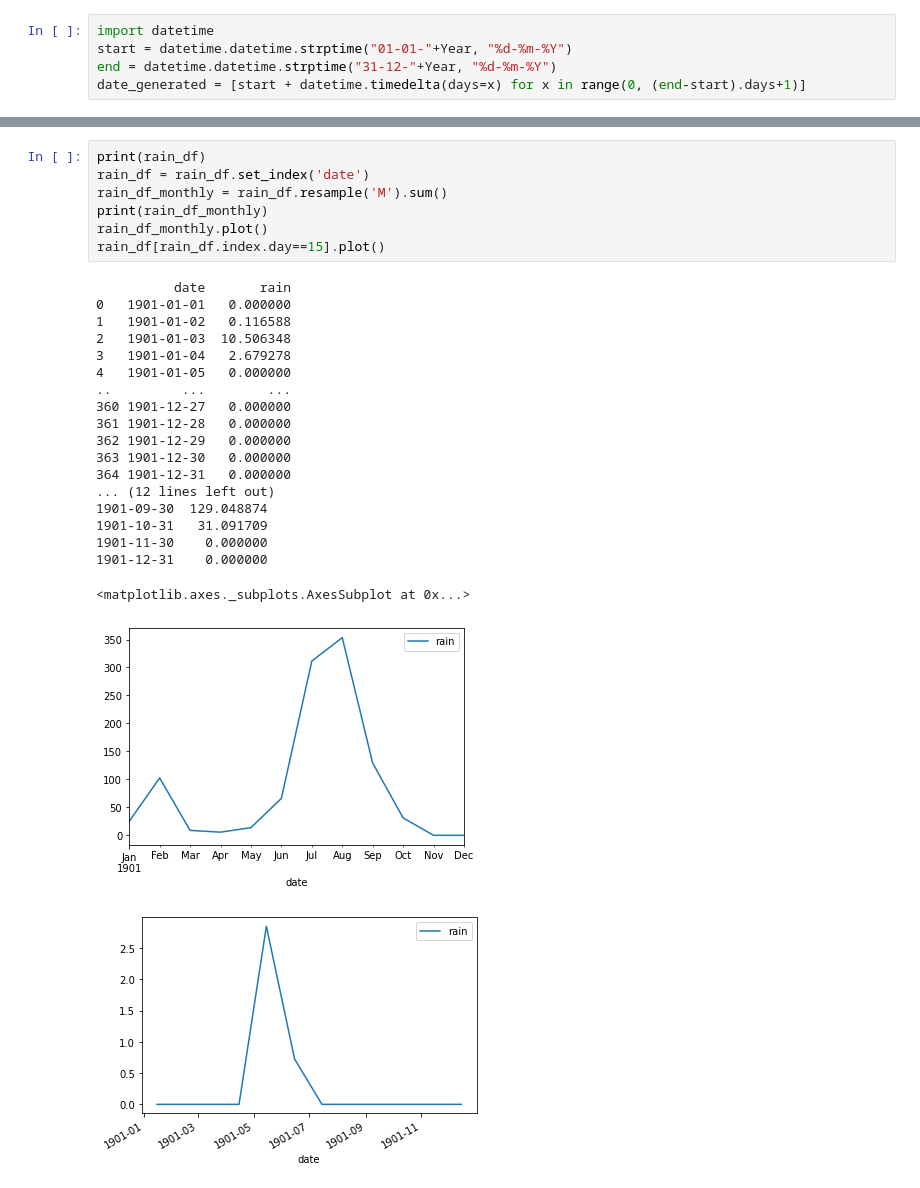
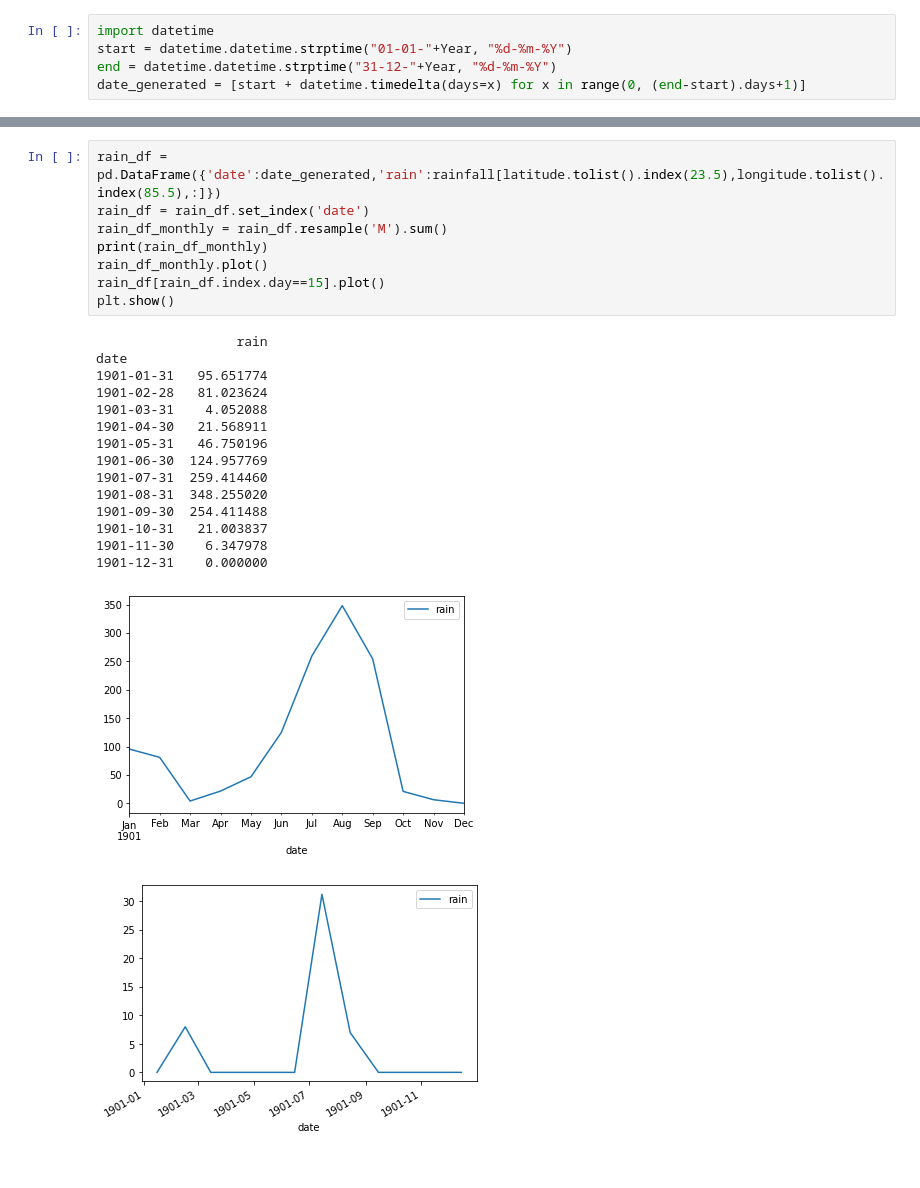
Before and after one commit to tomersk/python-applications, a Jupyter notebook: 01_01.ipynb, the cells around one changed output, grey strips where cells are left out. Drawn from its saved outputs; the diff is of its cells as text.

```diff
--- a/01_01.ipynb
+++ b/01_01.ipynb
@@ -122,28 +114,25 @@ Text(0.5, 0.98, 'Monthly Average Rainfall')
 # %%
-print(rain_df)
+rain_df = pd.DataFrame({'date':date_generated,'rain':rainfall[latitude.tolist().index(23.5),longitude.tolist().index(85.5),:]})
 rain_df = rain_df.set_index('date')
 rain_df_monthly = rain_df.resample('M').sum()
 print(rain_df_monthly)
 rain_df_monthly.plot()
 rain_df[rain_df.index.day==15].plot()
+plt.show()
 # %% [output]
-          date       rain
-0   1901-01-01   0.000000
-1   1901-01-02   0.116588
-2   1901-01-03  10.506348
-3   1901-01-04   2.679278
-4   1901-01-05   0.000000
-..         ...        ...
-360 1901-12-27   0.000000
-361 1901-12-28   0.000000
-362 1901-12-29   0.000000
-363 1901-12-30   0.000000
-364 1901-12-31   0.000000
-... (12 lines left out)
-1901-09-30  129.048874
-1901-10-31   31.091709
-1901-11-30    0.000000
+                  rain
+date
+1901-01-31   95.651774
+1901-02-28   81.023624
+1901-03-31    4.052088
+1901-04-30   21.568911
+1901-05-31   46.750196
+1901-06-30  124.957769
+1901-07-31  259.414460
+1901-08-31  348.255020
+1901-09-30  254.411488
+1901-10-31   21.003837
+1901-11-30    6.347978
 1901-12-31    0.000000
-<matplotlib.axes._subplots.AxesSubplot at 0x...>
-[figure, old version]
+[figure, new version]
-[figure, old version]
+[figure, new version]
```
Also changed, not shown: parts of 9 cells of this notebook.
